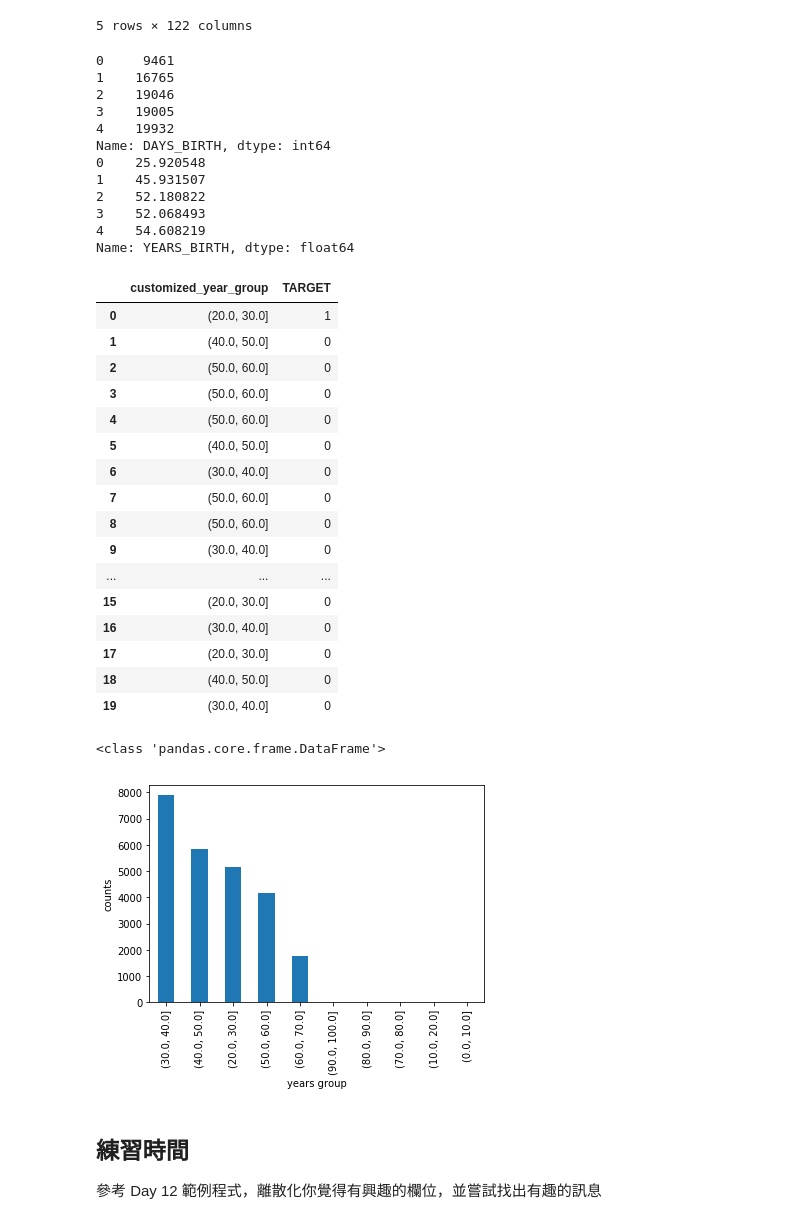
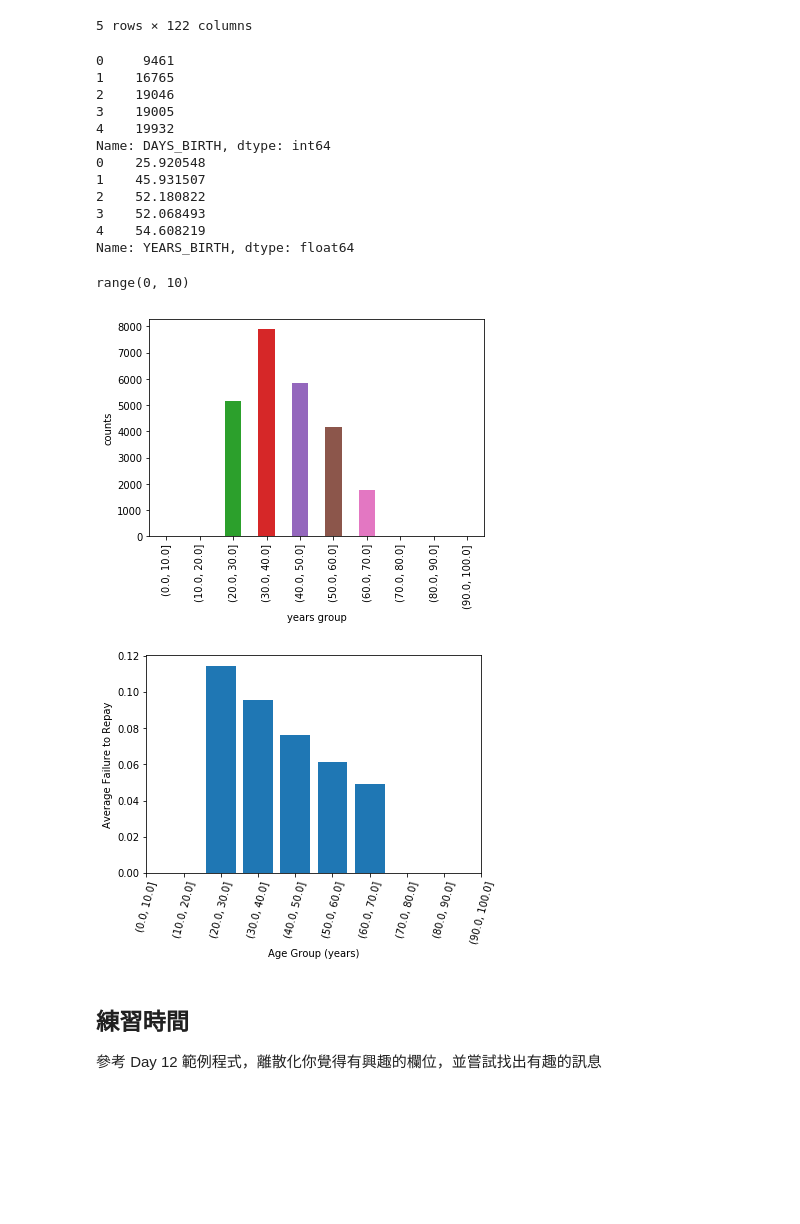
Before and after one commit to Julian-Chu/2nd-ML100Days, a Jupyter notebook: Day_013_HW.ipynb, the cells around one changed output. Drawn from its saved outputs; the diff is of its cells as text; code cells hidden in the pictures; blank space fills up the shorter version.

```diff
--- a/Day_013_HW.ipynb
+++ b/Day_013_HW.ipynb
@@ -63,6 +63,9 @@ print(app_train['YEARS_BIRTH'].head())
 bin_cut = np.linspace(0, 100, 11)
 app_train['customized_year_group'] = pd.cut(app_train['YEARS_BIRTH'], bins=bin_cut)
 app_train['customized_year_group'].value_counts().sort_index()
+
+age_groups = app_train.groupby('customized_year_group').mean()
+age_groups
 # %% [output]
 0     9461
 1    16765
@@ -76,34 +79,22 @@ Name: DAYS_BIRTH, dtype: int64
 3    52.068493
 4    54.608219
 Name: YEARS_BIRTH, dtype: float64
-|  | customized_year_group | TARGET |
-| 0 | (20.0, 30.0] | 1 |
-| 1 | (40.0, 50.0] | 0 |
-| 2 | (50.0, 60.0] | 0 |
-| 3 | (50.0, 60.0] | 0 |
-| 4 | (50.0, 60.0] | 0 |
-| 5 | (40.0, 50.0] | 0 |
-| 6 | (30.0, 40.0] | 0 |
-| 7 | (50.0, 60.0] | 0 |
-| 8 | (50.0, 60.0] | 0 |
-| 9 | (30.0, 40.0] | 0 |
-| ... | ... | ... |
-| 15 | (20.0, 30.0] | 0 |
-| 16 | (30.0, 40.0] | 0 |
-| 17 | (20.0, 30.0] | 0 |
-| 18 | (40.0, 50.0] | 0 |
-| 19 | (30.0, 40.0] | 0 |
+range(0, 10)
 # %%
 sub_train = app_train[['customized_year_group', 'TARGET']]
 sub_train = sub_train[sub_train['TARGET']==1]
 plt.figure()
-sub_train['customized_year_group'].value_counts().plot.bar()
+sub_train['customized_year_group'].value_counts().sort_index().plot.bar()
 plt.ylabel('counts')
 plt.xlabel('years group')
 plt.show()
+
+plt.bar(range(len(age_groups.index)), age_groups['TARGET'])
+plt.xticks(range(len(age_groups.index)), age_groups.index, rotation = 75); plt.xlabel('Age Group (years)'); plt.ylabel('Average Failure to Repay')
+plt.show()
 # %% [output]
-<class 'pandas.core.frame.DataFrame'>
-[figure, old version]
+[figure, new version]
+[figure, added]
 # %% [markdown]
 ## 練習時間
 參考 Day 12 範例程式，離散化你覺得有興趣的欄位，並嘗試找出有趣的訊息
```
Also changed, not shown: 7 other files.
